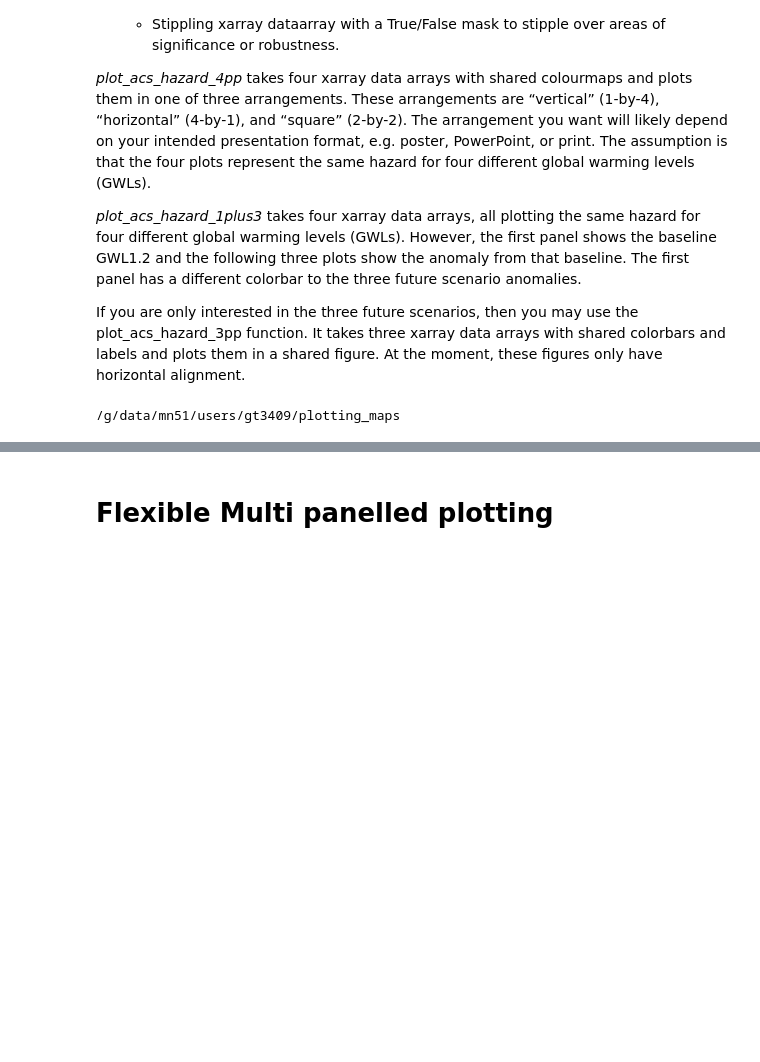
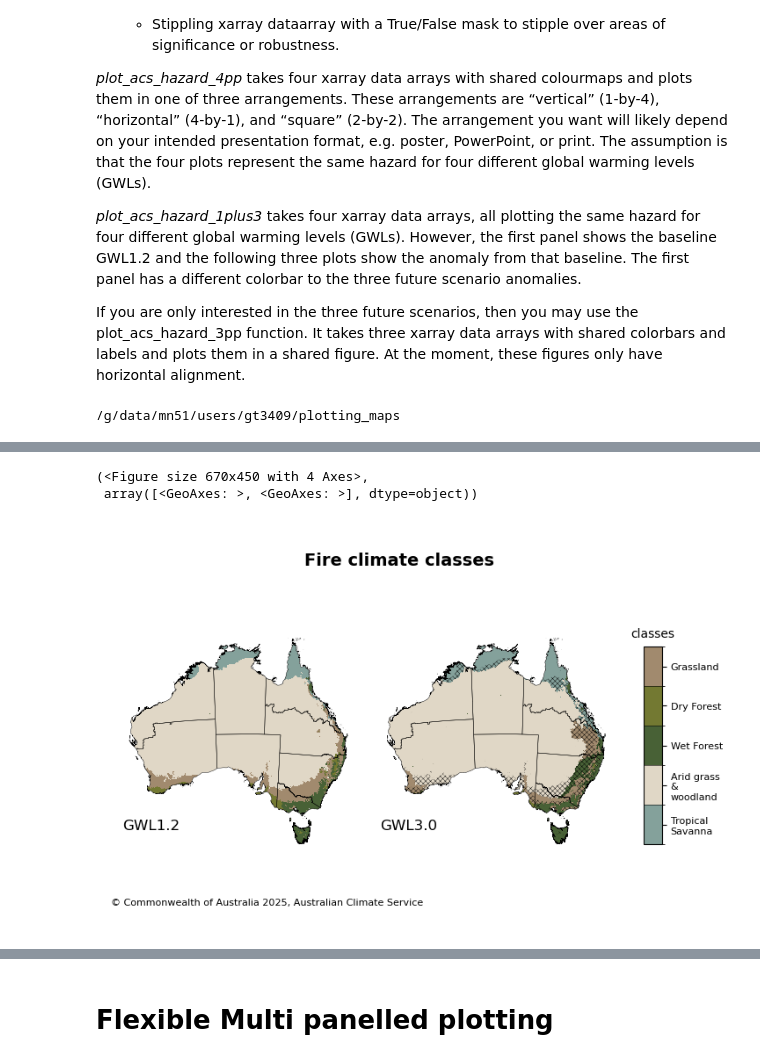
Before and after one commit to AusClimateService/plotting_maps, a Jupyter notebook: example_notebooks/multi_plots.ipynb, the cells around one changed output, grey strips where cells are left out. Cells and saved outputs as stored; diff of their text form; code cells hidden in the pictures; blank space fills up the shorter version.

```diff
--- a/example_notebooks/multi_plots.ipynb
+++ b/example_notebooks/multi_plots.ipynb
@@ -323,3 +327,28 @@ plot_acs_hazard_2pp(ds1=ds_gwl12[var],
+# %%
+var = "fire_climate_class"
+
+ds_gwl12 = xr.open_dataset(f"/g/data/ia39/ncra/bushfire/fire_climate_classes_AGCD-05i_MM_ssp370_v1-r1-ACS-NRNBC_GWL12.nc")
+ds_gwl30 = xr.open_dataset("/g/data/ai05/ag0498/Projects/climate_classifications/fire_climate_classes_BARPA_GWL3.0.nc")
+
+plot_acs_hazard_multi(ds_list=[ds_gwl12[var],ds_gwl30[var]],
+                    stippling_list=[None,(ds_gwl12[var]!=ds_gwl30[var]).coarsen(lat=2, boundary="pad").mean().coarsen(lon=2, boundary="pad").mean()>0.3],
+                      ncols=2,
+                      nrows=1,
+                    regions = regions,
+                    title = "Fire climate classes",
+                    subplot_titles=["GWL1.2", "GWL3.0"],
+                    cmap = cmap_dict["fire_climate"],
+                    ticks = tick_dict["fire_climate_ticks"],
+                    tick_labels = ["Tropical\nSavanna","Arid grass \n& woodland","Wet Forest","Dry Forest","Grassland",],
+                    cbar_label = "classes",
+                    watermark="",
+                    issued_date="",
+                      cbar_location="right",
+                   )
+# %% [output]
+(<Figure size 670x450 with 4 Axes>,
+ array([<GeoAxes: >, <GeoAxes: >], dtype=object))
+[figure, added]
 # %%
 var = "fire_climate_class"
 
```
Also changed, not shown: parts of 18 cells of this notebook.
